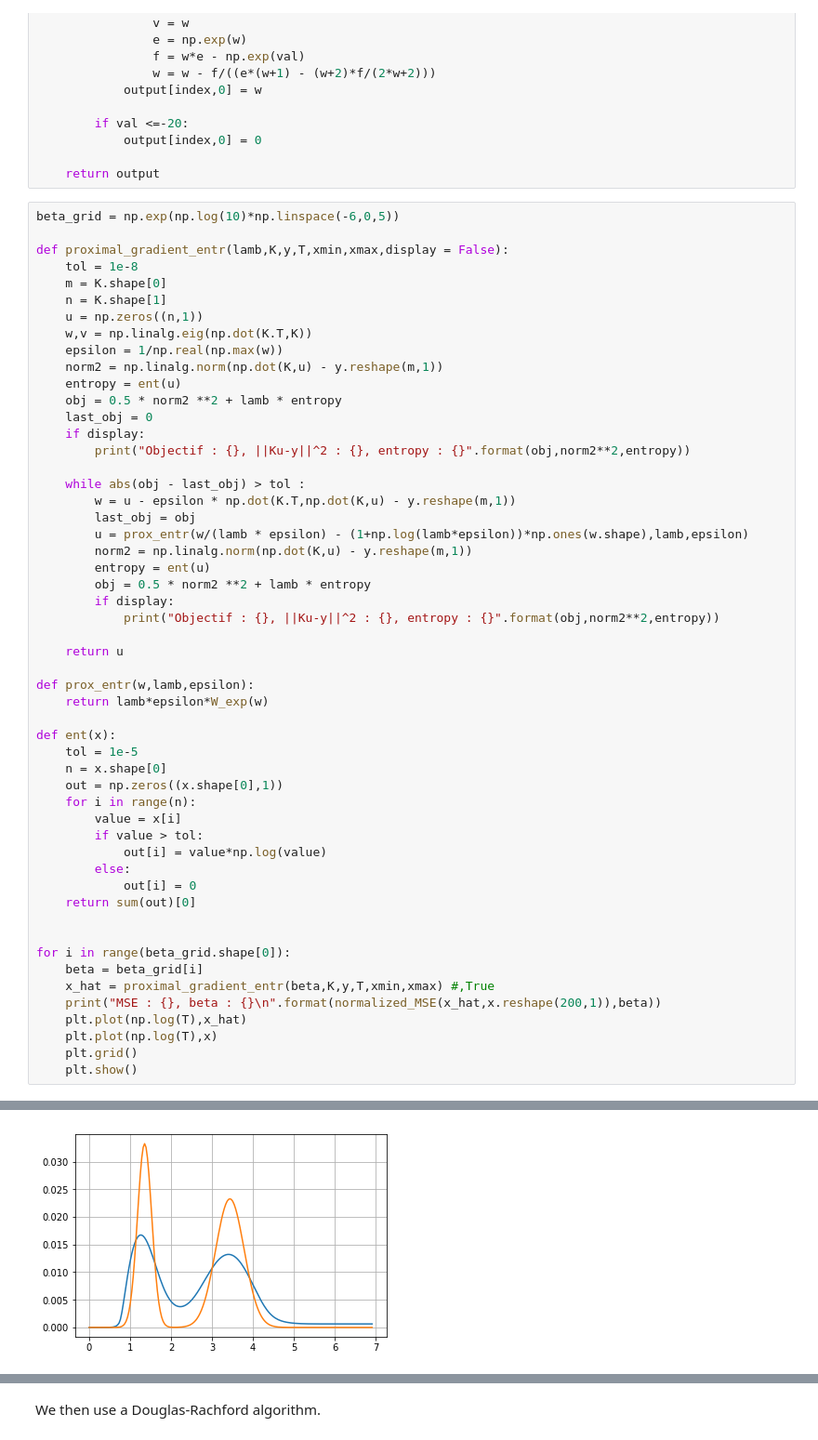
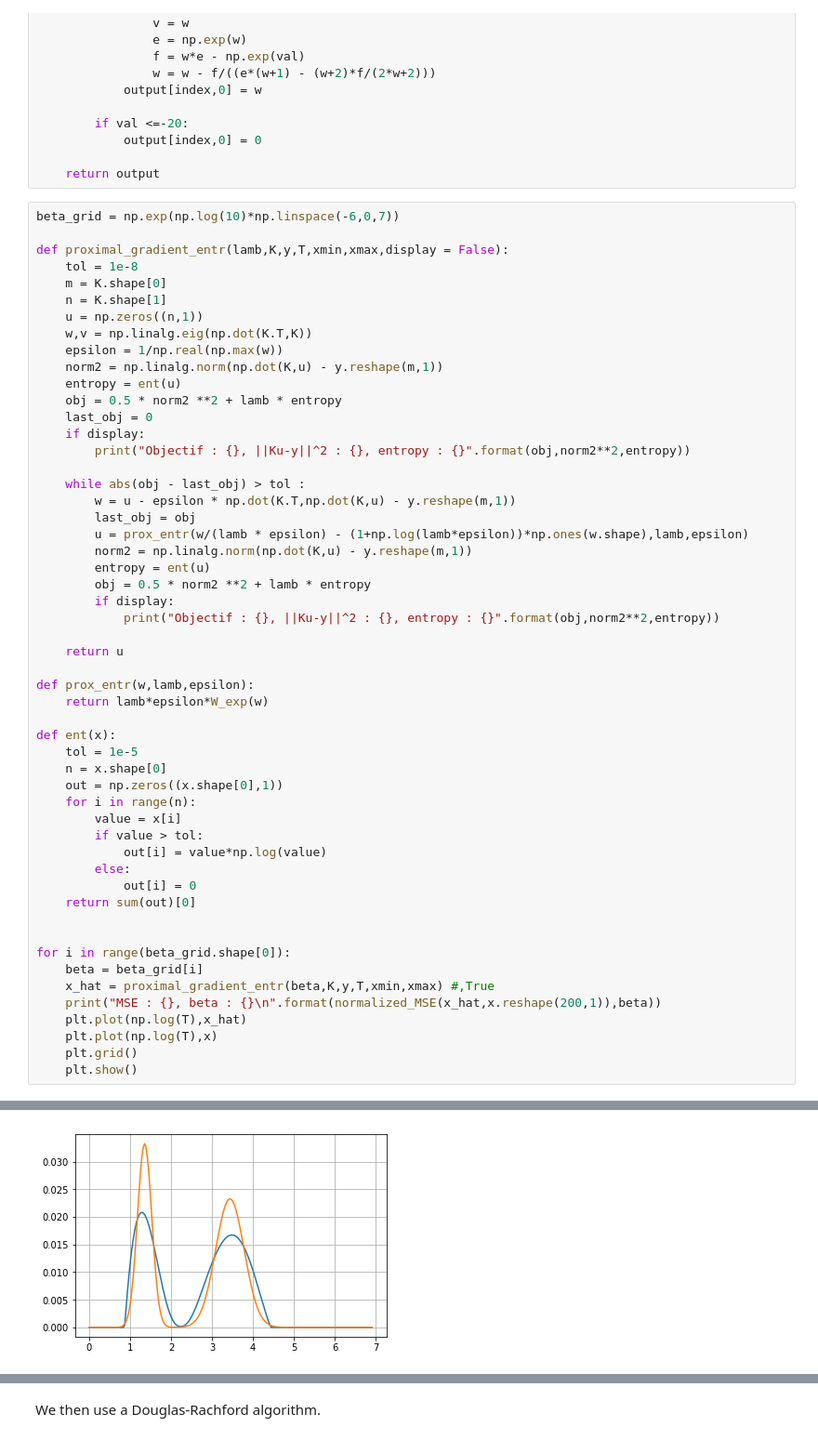
Before and after one commit to MaximilienGermain/Large-scale-optimization, a Jupyter notebook: TP2_GERMAIN_MARFOQ.ipynb, the cells around one changed output, grey strips where cells are left out. Shown at 93% size. Cells and saved outputs as stored; diff of their text form.

```diff
--- a/TP2_GERMAIN_MARFOQ.ipynb
+++ b/TP2_GERMAIN_MARFOQ.ipynb
@@ -374,7 +374,7 @@ def W_exp(u):
 
     return output
 # %%
-beta_grid = np.exp(np.log(10)*np.linspace(-6,0,5))
+beta_grid = np.exp(np.log(10)*np.linspace(-6,0,7))
 
 def proximal_gradient_entr(lamb,K,y,T,xmin,xmax,display = False):
     tol = 1e-8
@@ -435 +435 @@ MSE : 0.21767835997692292, beta : 0.0009999999999999994
-[figure, old version]
+[figure, new version]
```
Also changed, not shown: parts of 2 cells of this notebook.
